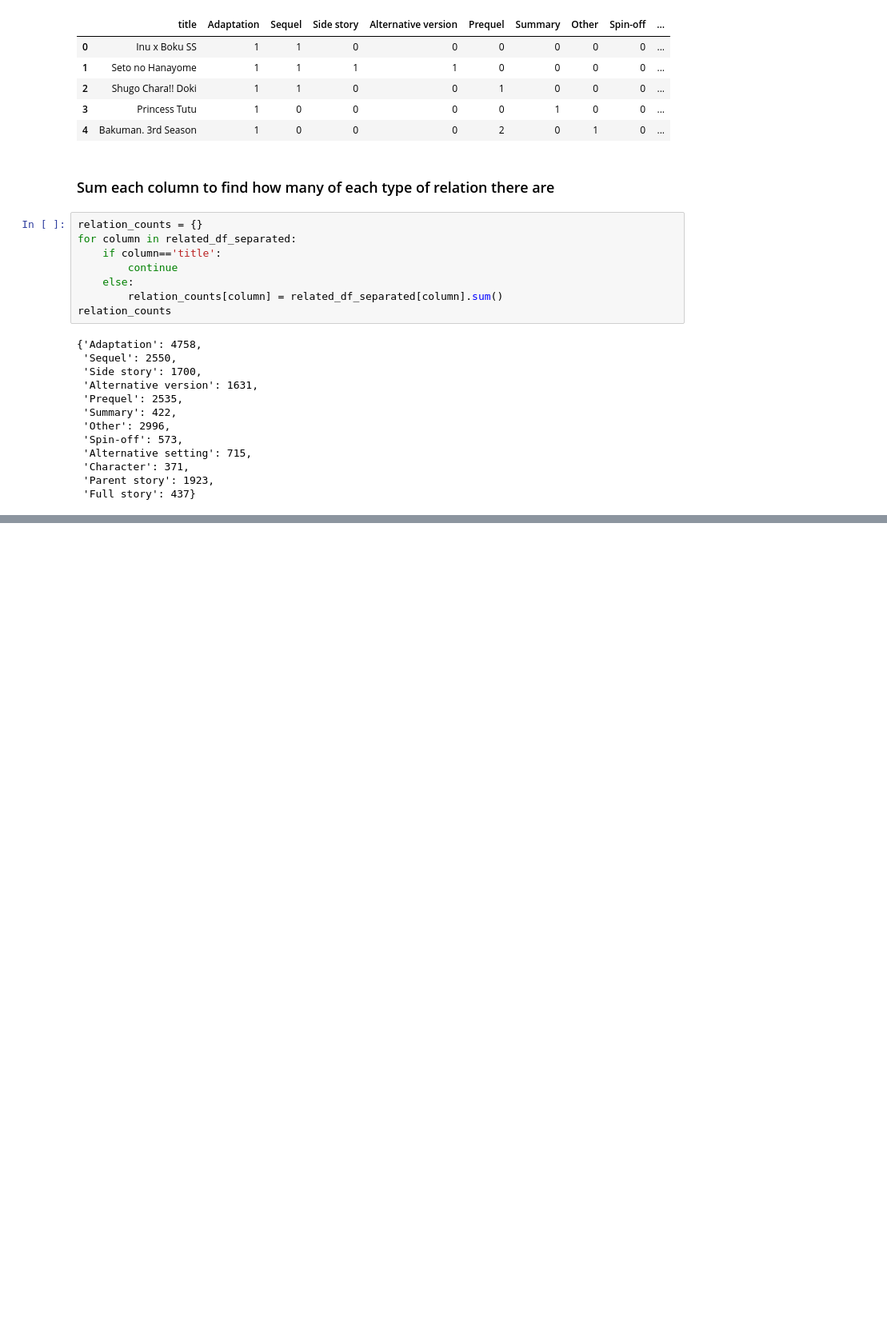
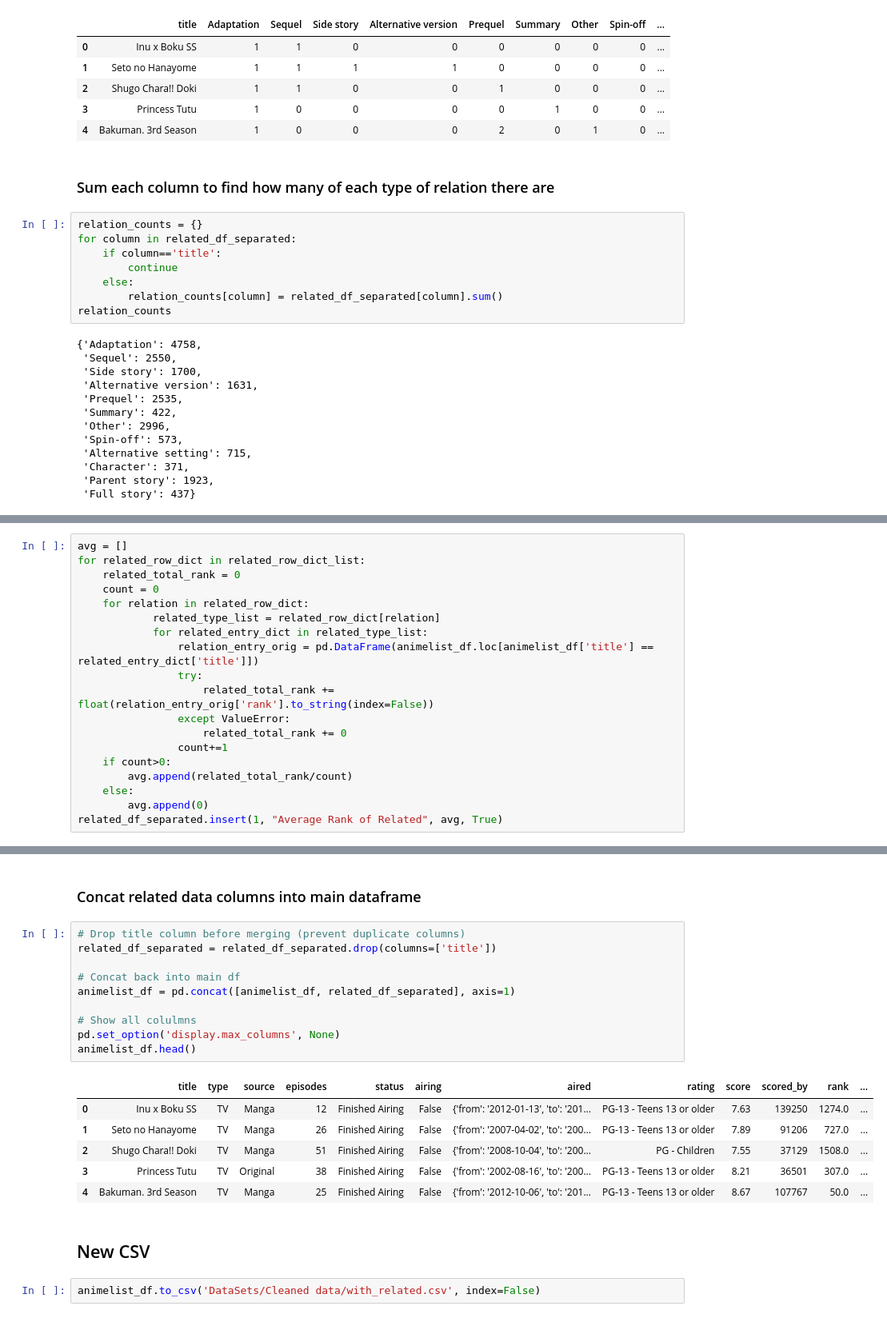
Before and after one commit to TanGuiShan/mini_project, a Jupyter notebook: Data Preparation.ipynb, the cells around one changed output, grey strips where cells are left out. Shown at 80% size. Saved outputs shown, nothing was run; the diff lists cells and outputs as text; blank space fills up the shorter version.

Commit message:
Added average rank of related column
Combined related columns with main animelist_df

```diff
--- a/Data Preparation.ipynb
+++ b/Data Preparation.ipynb
@@ -767,0 +784,19 @@ relation_counts
+# %%
+avg = []
+for related_row_dict in related_row_dict_list:
+    related_total_rank = 0
+    count = 0
+    for relation in related_row_dict:
+            related_type_list = related_row_dict[relation]
+            for related_entry_dict in related_type_list:
+                relation_entry_orig = pd.DataFrame(animelist_df.loc[animelist_df['title'] == related_entry_dict['title']])
+                try:
+                    related_total_rank += float(relation_entry_orig['rank'].to_string(index=False))
+                except ValueError:
+                    related_total_rank += 0
+                count+=1
+    if count>0:
+        avg.append(related_total_rank/count)
+    else:
+        avg.append(0)
+related_df_separated.insert(1, "Average Rank of Related", avg, True)
@@ -767,0 +812,23 @@ relation_counts
+# %% [markdown]
+### Concat related data columns into main dataframe
+# %%
+# Drop title column before merging (prevent duplicate columns)
+related_df_separated = related_df_separated.drop(columns=['title'])
+
+# Concat back into main df
+animelist_df = pd.concat([animelist_df, related_df_separated], axis=1)
+
+# Show all colulmns
+pd.set_option('display.max_columns', None)
+animelist_df.head()
+# %% [output]
+|  | title | type | source | episodes | status | airing | aired | rating | score | scored_by | rank | ... |
+| 0 | Inu x Boku SS | TV | Manga | 12 | Finished Airing | False | {'from': '2012-01-13', 'to': '201... | PG-13 - Teens 13 or older | 7.63 | 139250 | 1274.0 | ... |
+| 1 | Seto no Hanayome | TV | Manga | 26 | Finished Airing | False | {'from': '2007-04-02', 'to': '200... | PG-13 - Teens 13 or older | 7.89 | 91206 | 727.0 | ... |
+| 2 | Shugo Chara!! Doki | TV | Manga | 51 | Finished Airing | False | {'from': '2008-10-04', 'to': '200... | PG - Children | 7.55 | 37129 | 1508.0 | ... |
+| 3 | Princess Tutu | TV | Original | 38 | Finished Airing | False | {'from': '2002-08-16', 'to': '200... | PG-13 - Teens 13 or older | 8.21 | 36501 | 307.0 | ... |
+| 4 | Bakuman. 3rd Season | TV | Manga | 25 | Finished Airing | False | {'from': '2012-10-06', 'to': '201... | PG-13 - Teens 13 or older | 8.67 | 107767 | 50.0 | ... |
+# %% [markdown]
+## New CSV
+# %%
+animelist_df.to_csv('DataSets/Cleaned data/with_related.csv', index=False)
```
Also changed, not shown: parts of 11 cells of this notebook, 1 other file.
